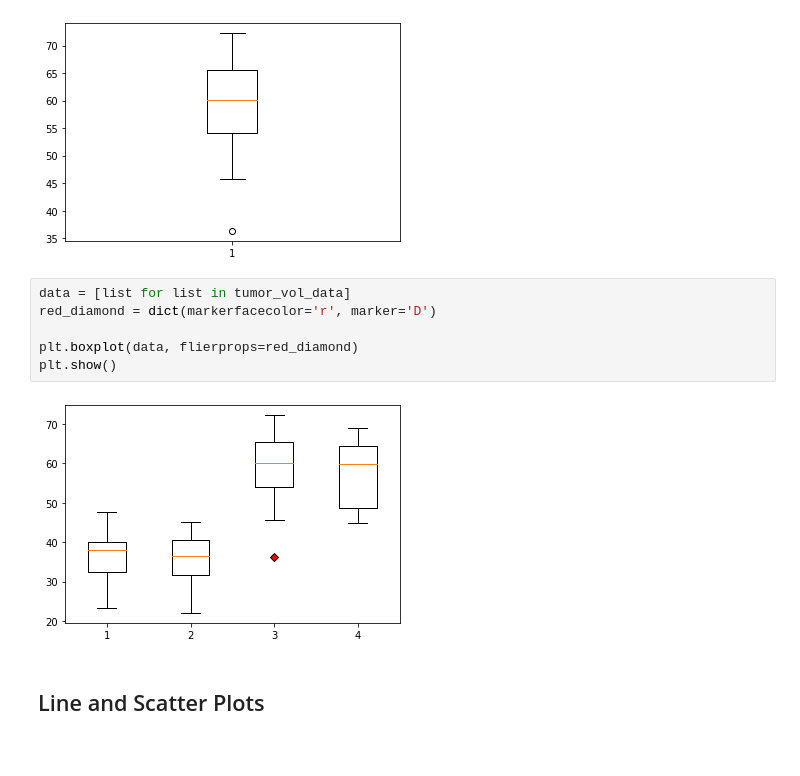
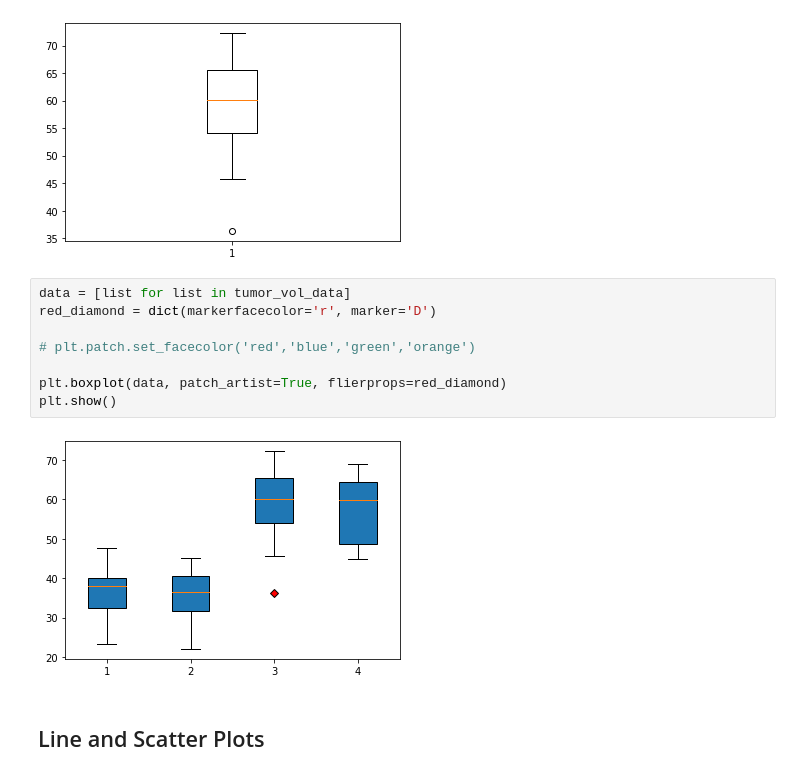
Before and after one commit to rperezme-data/DAB_H05_Matplotlib-challenge, a Jupyter notebook: Pymaceuticals/main.ipynb, the cells around one changed output. Drawn from its saved outputs; the diff is of its cells as text.

```diff
--- a/Pymaceuticals/main.ipynb
+++ b/Pymaceuticals/main.ipynb
@@ -300,11 +301,13 @@ plt.show()
 # %%
 data = [list for list in tumor_vol_data]
 red_diamond = dict(markerfacecolor='r', marker='D')
 
-plt.boxplot(data, flierprops=red_diamond)
+# plt.patch.set_facecolor('red','blue','green','orange')
+
+plt.boxplot(data, patch_artist=True, flierprops=red_diamond)
 plt.show()
 # %% [output]
-[figure, old version]
+[figure, new version]
 # %% [markdown]
 ## Line and Scatter Plots
 # %%
```
Also changed, not shown: parts of 9 cells of this notebook.
